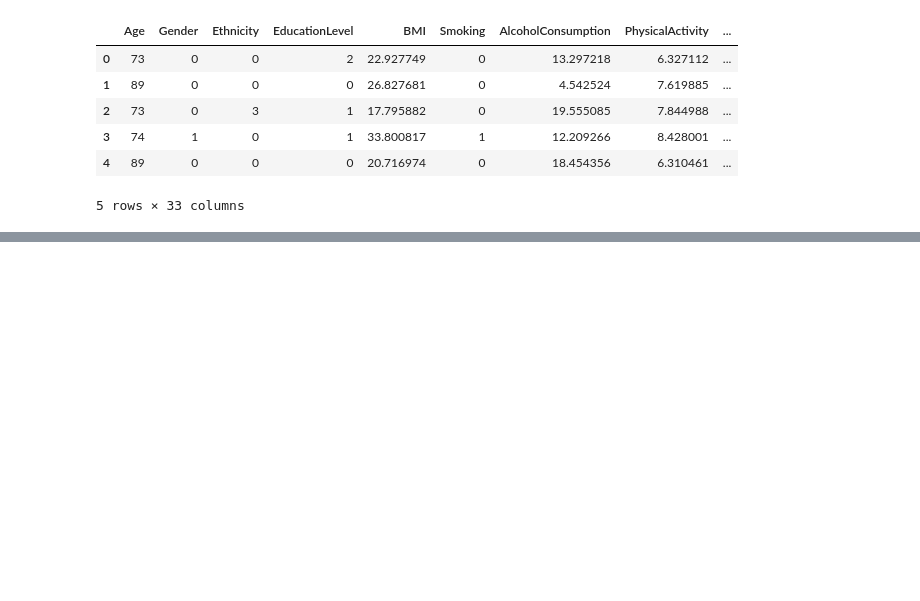
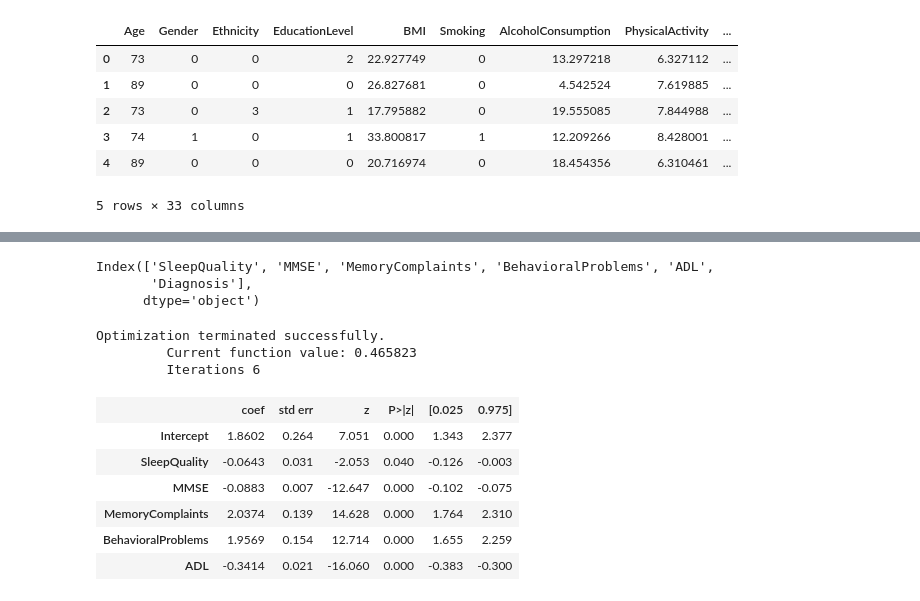
Before and after one commit to ppmelch/Lab-Aprendizaje-Estad-stico, a Jupyter notebook: Tareas/T 5/Tarea 5.ipynb, the cells around one changed output, grey strips where cells are left out. Drawn from its saved outputs; the diff is of its cells as text; code cells hidden in the pictures; blank space fills up the shorter version.

```diff
--- a/Tareas/T 5/Tarea 5.ipynb
+++ b/Tareas/T 5/Tarea 5.ipynb
@@ -63,0 +157,26 @@ df.head()
+# %%
+columns_to_drop = ['CholesterolTotal','CardiovascularDisease', 'CholesterolHDL', 'CholesterolTriglycerides', 'BMI' , 'AlcoholConsumption' ,"Confusion",
+    "Depression",
+    "Diabetes",
+    "DiastolicBP",
+    "DietQuality",
+    "DifficultyCompletingTasks",
+    'EducationLevel',
+    'Ethnicity',
+    'FunctionalAssessment',
+    'Disorientation', 'Forgetfulness'
+    ,'FamilyHistoryAlzheimers'
+    , 'Gender'
+    ,'HeadInjury'
+    , 'PhysicalActivity'
+    ,'PersonalityChanges'
+    , 'SystolicBP','Smoking'
+    , 'Age', 'CholesterolLDL'
+    , 'Hypertension'
+
+    ]
+
+# Check if columns exist in the dataframe before dropping
+columns_to_drop = [col for col in columns_to_drop if col in df.columns]
+
+df = df.drop(columns=columns_to_drop)
@@ -63,0 +207,22 @@ df.head()
+# %%
+df.keys()
+# %% [output]
+Index(['SleepQuality', 'MMSE', 'MemoryComplaints', 'BehavioralProblems', 'ADL',
+       'Diagnosis'],
+      dtype='object')
+# %%
+model = smf.logit('Diagnosis ~ SleepQuality + MMSE + MemoryComplaints + BehavioralProblems + ADL', data=df).fit()
+# %% [output]
+Optimization terminated successfully.
+         Current function value: 0.465823
+         Iterations 6
+# %%
+model.summary().tables[1]
+# %% [output]
+|  | coef | std err | z | P>|z| | [0.025 | 0.975] |
+| Intercept | 1.8602 | 0.264 | 7.051 | 0.000 | 1.343 | 2.377 |
+| SleepQuality | -0.0643 | 0.031 | -2.053 | 0.040 | -0.126 | -0.003 |
+| MMSE | -0.0883 | 0.007 | -12.647 | 0.000 | -0.102 | -0.075 |
+| MemoryComplaints | 2.0374 | 0.139 | 14.628 | 0.000 | 1.764 | 2.310 |
+| BehavioralProblems | 1.9569 | 0.154 | 12.714 | 0.000 | 1.655 | 2.259 |
+| ADL | -0.3414 | 0.021 | -16.060 | 0.000 | -0.383 | -0.300 |
```
Also changed, not shown: parts of 17 cells of this notebook.
